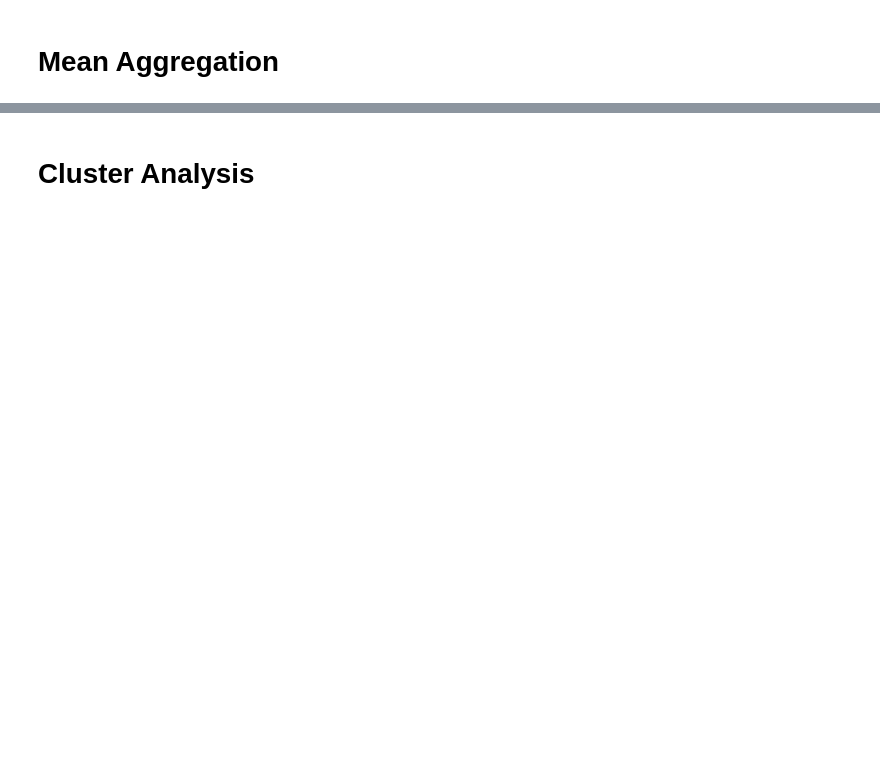
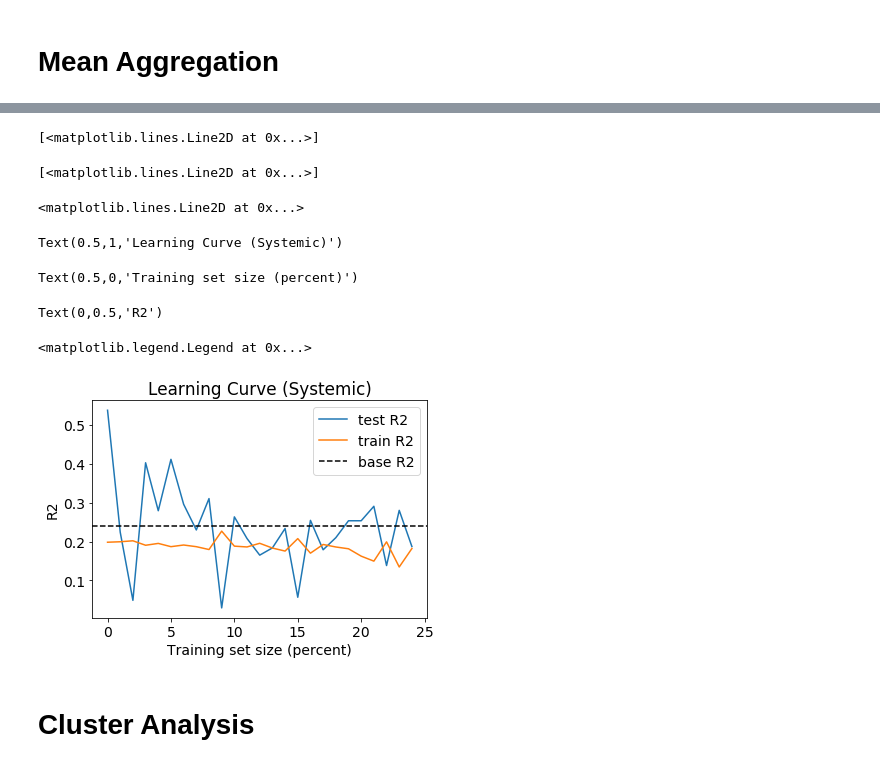
Before and after one commit to georgehelman/genra, a Jupyter notebook: notebooks/rax/rax-genra-toxref.ipynb, the cells around one changed output, grey strips where cells are left out. Drawn from its saved outputs; the diff is of its cells as text; code cells hidden in the pictures; blank space fills up the shorter version.

```diff
--- a/notebooks/rax/rax-genra-toxref.ipynb
+++ b/notebooks/rax/rax-genra-toxref.ipynb
@@ -527,6 +284,7 @@ def wtvar(df,name,k):
 # %%
 predictions_mean={}
 k=10
+s=.05
 for sid,group in loael_neighbors_mean.groupby('target_sid'):
-    predictions_mean[sid]={category+'_p':wtavg(group,category,k) for category in categories}
+    predictions_mean[sid]={category+'_p':wtavg(group,category,k,s) for category in categories}
 # %%
@@ -546,6 +319,7 @@ loael_predictions_variance.head()
 from sklearn.metrics import r2_score
 i=1
 f=plt.figure(figsize=(12,12))
+f.suptitle('Mean Aggregation Predictions')
 for category in categories:
     plt.subplot(2,2,i)
     i+=1
@@ -556,6 +330,7 @@ for category in categories:
     plt.title(category+ ' LOAEL Predictions')
     plt.xlabel('True')
     plt.ylabel('Predicted')
-    plt.annotate('R2='+str(round(r2_score(df[category],df[category+'_p']),2)),xy=(.8,-.15),xycoords='axes fraction')
+    plt.annotate('R2='+str(round(r2_score(df[category],df[category+'_p']),2)),xy=(.03,.93),xycoords='axes fraction')
 plt.subplots_adjust(wspace=.5,hspace=.4)
+plt.savefig(FIG_DIR+'example_fit_mean')
 plt.show()
@@ -561,0 +563,21 @@ plt.show()
+# %%
+from sklearn.model_selection import train_test_split
+percents=[n*.01 for n in range(1,26,1)]
+train_r2s=[]
+test_r2s=[]
+for percent in percents:
+    for i in range(0,50):
+        train_r2s_it=[]
+        test_r2s_it=[]
+        train,test=train_test_split(sids,test_size=percent)
+        test_neighbors=loael_neighbors[(loael_neighbors['neighbor_sid'].isin(train)) & (loael_neighbors['target_sid'].isin(test))]
+        train_neighbors=loael_neighbors[(loael_neighbors['neighbor_sid'].isin(train)) & (loael_neighbors['target_sid'].isin(train))]
+        k=10
+        s=.05
+        category='systemic'
+        test_df=plot_worthy(genra_predict(test_neighbors,loael_agg,category,k,s))
+        train_df=plot_worthy(genra_predict(train_neighbors,loael_agg,category,k,s))
+        test_r2s_it.append(r2_score(test_df[category],test_df[category+'_p']))
+        train_r2s_it.append(r2_score(train_df[category],train_df[category+'_p']))
+    test_r2s.append(np.mean(test_r2s_it))
+    train_r2s.append(np.mean(train_r2s_it))
@@ -562,2 +592,25 @@ plt.show()
+# %%
+fig,ax=plt.subplots()
+ax.plot(range(0,25),test_r2s,label='test R2')
+ax.plot(range(0,25),train_r2s,label='train R2')
+df=plot_worthy(loael_predictions_mean[['systemic','systemic_p']])
+base_r2=r2_score(df['systemic'],df['systemic_p'])
+ax.axhline(y=base_r2,label='base R2',ls='--',color='black')
+ax.set_title('Learning Curve (Systemic)')
+ax.set_xlabel('Training set size (percent)')
+ax.set_ylabel('R2')
+ax.legend(loc=0)
+plt.subplots_adjust()
+plt.savefig(FIG_DIR+'learning_curve')
+plt.show()
+# %% [output]
+[<matplotlib.lines.Line2D at 0x...>]
+[<matplotlib.lines.Line2D at 0x...>]
+<matplotlib.lines.Line2D at 0x...>
+Text(0.5,1,'Learning Curve (Systemic)')
+Text(0.5,0,'Training set size (percent)')
+Text(0,0.5,'R2')
+<matplotlib.legend.Legend at 0x...>
+[figure, added]
 # %% [markdown]
 <h1>Cluster Analysis</h1>
```
Also changed, not shown: parts of 171 cells of this notebook, 4 other files.
